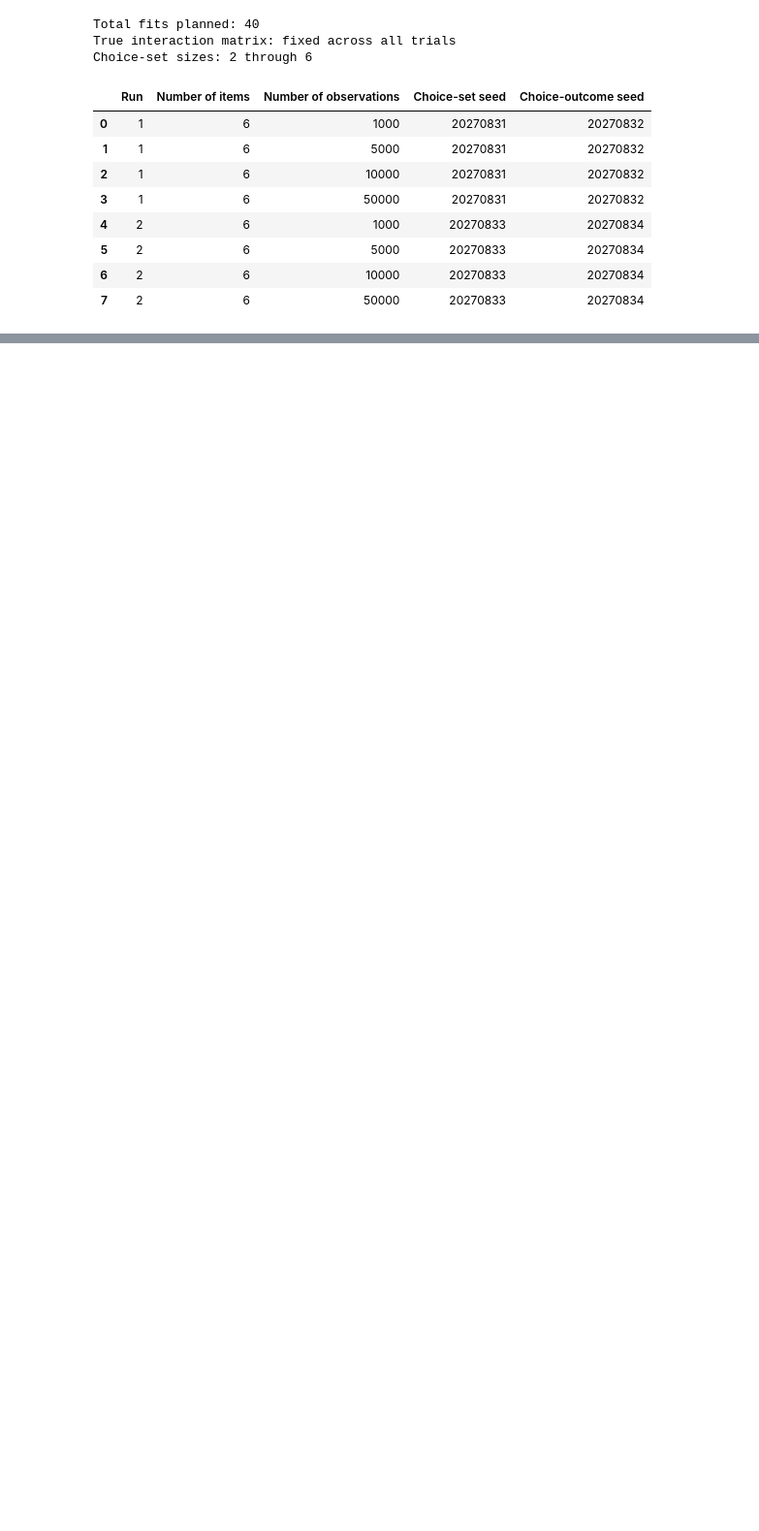
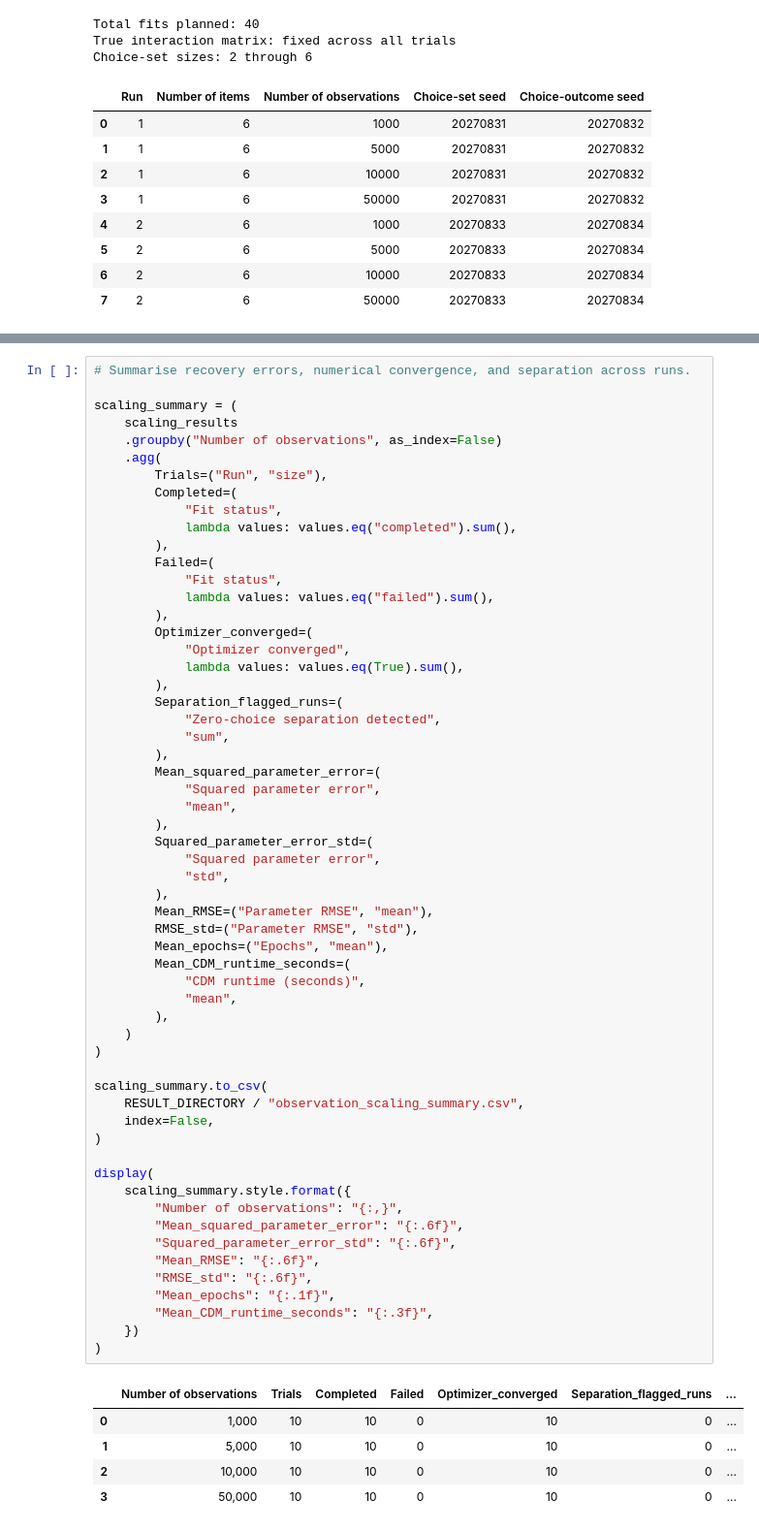
Before and after one commit to rbhdsks/Learning-from-Comparison-Data-Master-Thesis-Project-, a Jupyter notebook: notebooks/experiments/Context_Dependent_Model/CDM_Paper_Reproduction/01_synthetic_recovery.ipynb, the cells around one changed output, grey strips where cells are left out. Shown at 97% size. Saved outputs shown, nothing was run; the diff lists cells and outputs as text; blank space fills up the shorter version.

```diff
--- a/notebooks/experiments/Context_Dependent_Model/CDM_Paper_Reproduction/01_synthetic_recovery.ipynb
+++ b/notebooks/experiments/Context_Dependent_Model/CDM_Paper_Reproduction/01_synthetic_recovery.ipynb
@@ -1540,0 +1622,64 @@ Choice-set sizes: 2 through 6
+# %%
+# Summarise recovery errors, numerical convergence, and separation across runs.
+
+scaling_summary = (
+    scaling_results
+    .groupby("Number of observations", as_index=False)
+    .agg(
+        Trials=("Run", "size"),
+        Completed=(
+            "Fit status",
+            lambda values: values.eq("completed").sum(),
+        ),
+        Failed=(
+            "Fit status",
+            lambda values: values.eq("failed").sum(),
+        ),
+        Optimizer_converged=(
+            "Optimizer converged",
+            lambda values: values.eq(True).sum(),
+        ),
+        Separation_flagged_runs=(
+            "Zero-choice separation detected",
+            "sum",
+        ),
+        Mean_squared_parameter_error=(
+            "Squared parameter error",
+            "mean",
+        ),
+        Squared_parameter_error_std=(
+            "Squared parameter error",
+            "std",
+        ),
+        Mean_RMSE=("Parameter RMSE", "mean"),
+        RMSE_std=("Parameter RMSE", "std"),
+        Mean_epochs=("Epochs", "mean"),
+        Mean_CDM_runtime_seconds=(
+            "CDM runtime (seconds)",
+            "mean",
+        ),
+    )
+)
+
+scaling_summary.to_csv(
+    RESULT_DIRECTORY / "observation_scaling_summary.csv",
+    index=False,
+)
+
+display(
+    scaling_summary.style.format({
+        "Number of observations": "{:,}",
+        "Mean_squared_parameter_error": "{:.6f}",
+        "Squared_parameter_error_std": "{:.6f}",
+        "Mean_RMSE": "{:.6f}",
+        "RMSE_std": "{:.6f}",
+        "Mean_epochs": "{:.1f}",
+        "Mean_CDM_runtime_seconds": "{:.3f}",
+    })
+)
+# %% [output]
+|  | Number of observations | Trials | Completed | Failed | Optimizer_converged | Separation_flagged_runs | ... |
+| 0 | 1,000 | 10 | 10 | 0 | 10 | 0 | ... |
+| 1 | 5,000 | 10 | 10 | 0 | 10 | 0 | ... |
+| 2 | 10,000 | 10 | 10 | 0 | 10 | 0 | ... |
+| 3 | 50,000 | 10 | 10 | 0 | 10 | 0 | ... |
```
Also changed, not shown: parts of 11 cells of this notebook.
